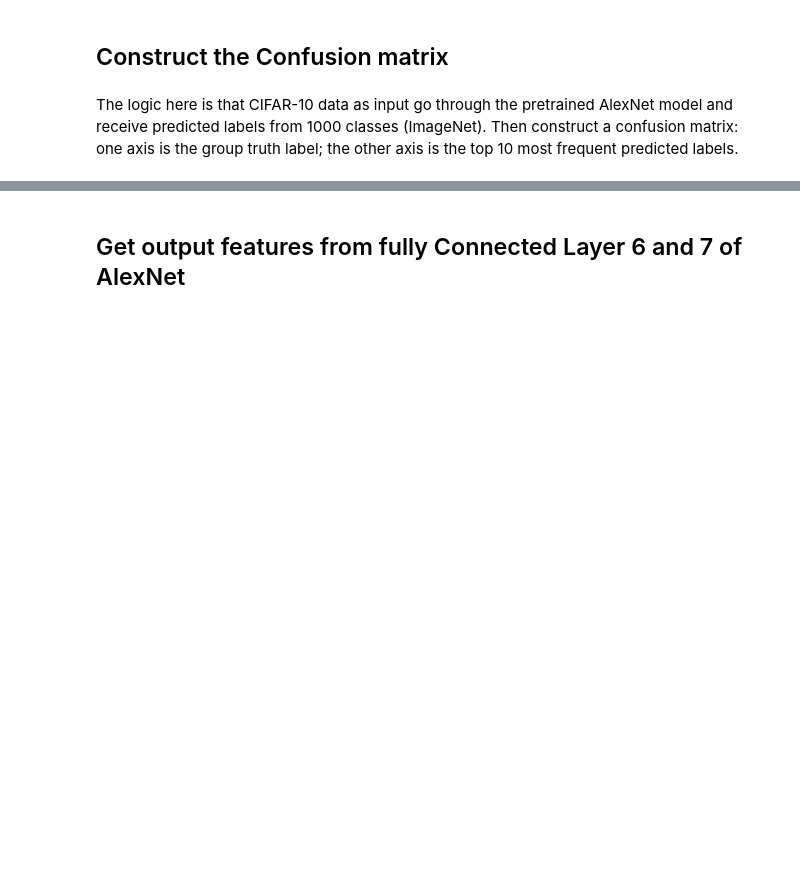
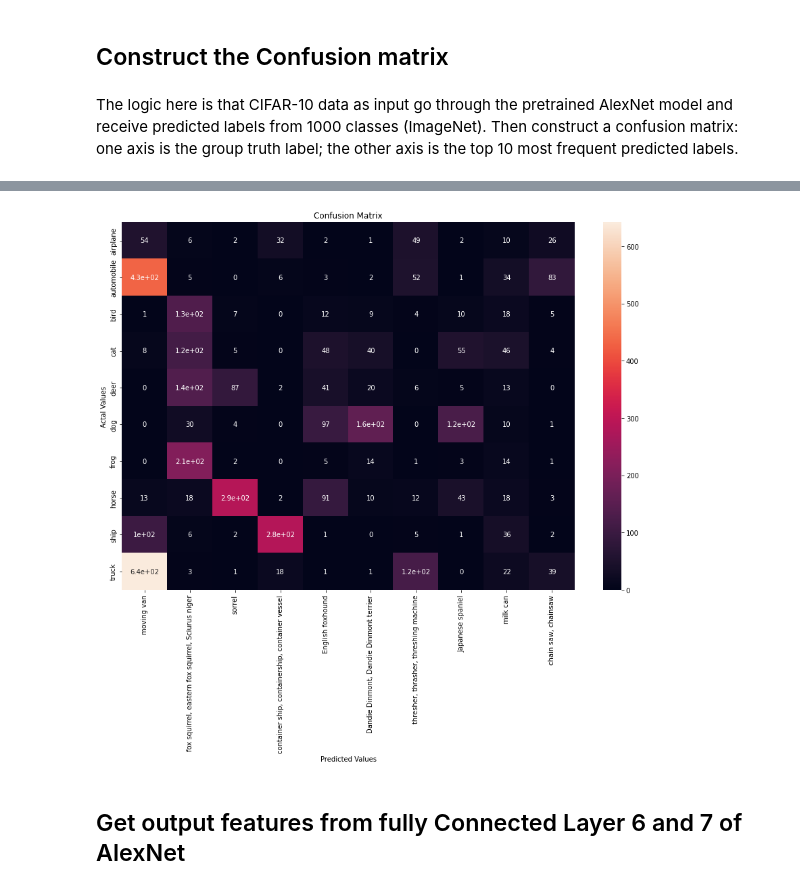
Before and after one commit to Florence-Sun/AlexNet_on_CIFAR-10, a Jupyter notebook: AlexNet_on_CIFAR-10.ipynb, the cells around one changed output, grey strips where cells are left out. Saved outputs shown, nothing was run; the diff lists cells and outputs as text; code cells hidden in the pictures; blank space fills up the shorter version.

```diff
--- a/AlexNet_on_CIFAR-10.ipynb
+++ b/AlexNet_on_CIFAR-10.ipynb
@@ -175,12 +175,14 @@ d
 # %%
 import seaborn as sns
 #Plotting the confusion matrix
-plt.figure(figsize=(10,10))
+plt.figure(figsize=(15,10))
 sns.heatmap(d, annot=True)
 plt.title('Confusion Matrix')
 plt.ylabel('Actal Values')
 plt.xlabel('Predicted Values')
 plt.show()
+# %% [output]
+[figure, added]
 # %% [markdown]
 ## Get output features from fully Connected Layer 6 and 7 of AlexNet
 # %%
```
Also changed, not shown: parts of 9 cells of this notebook.
